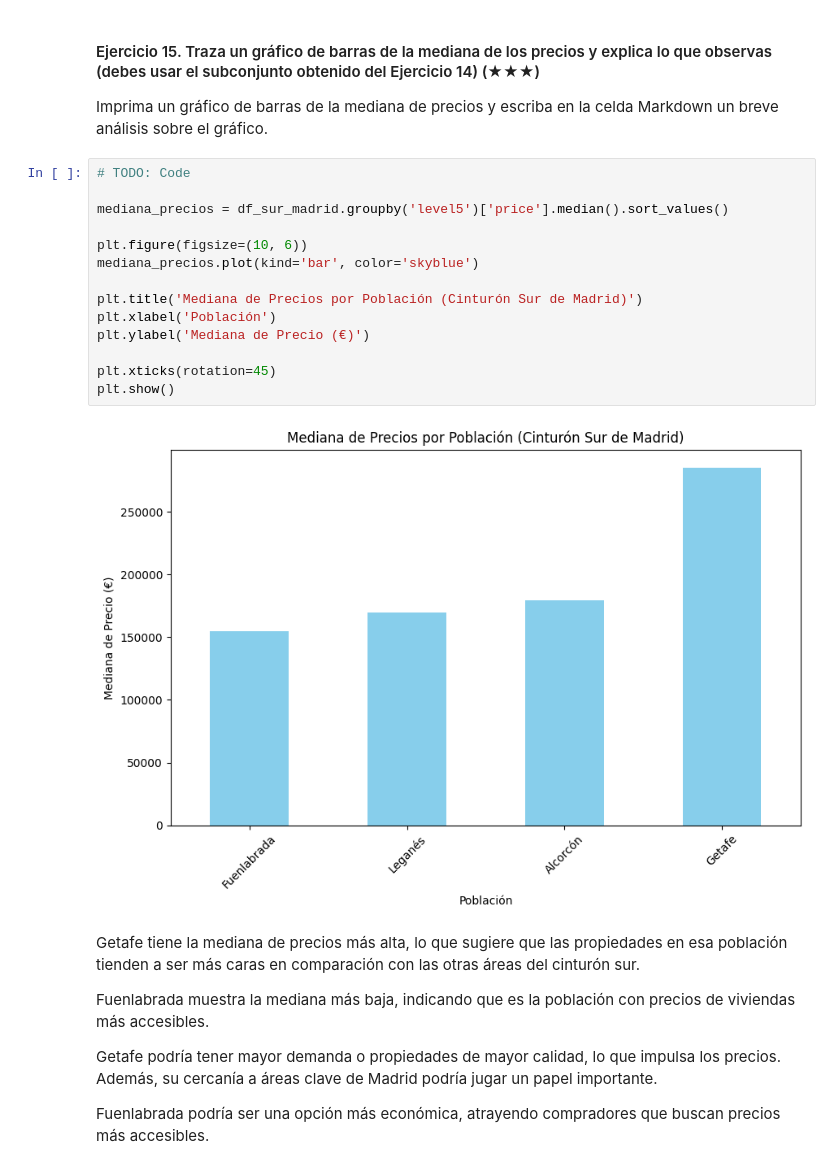
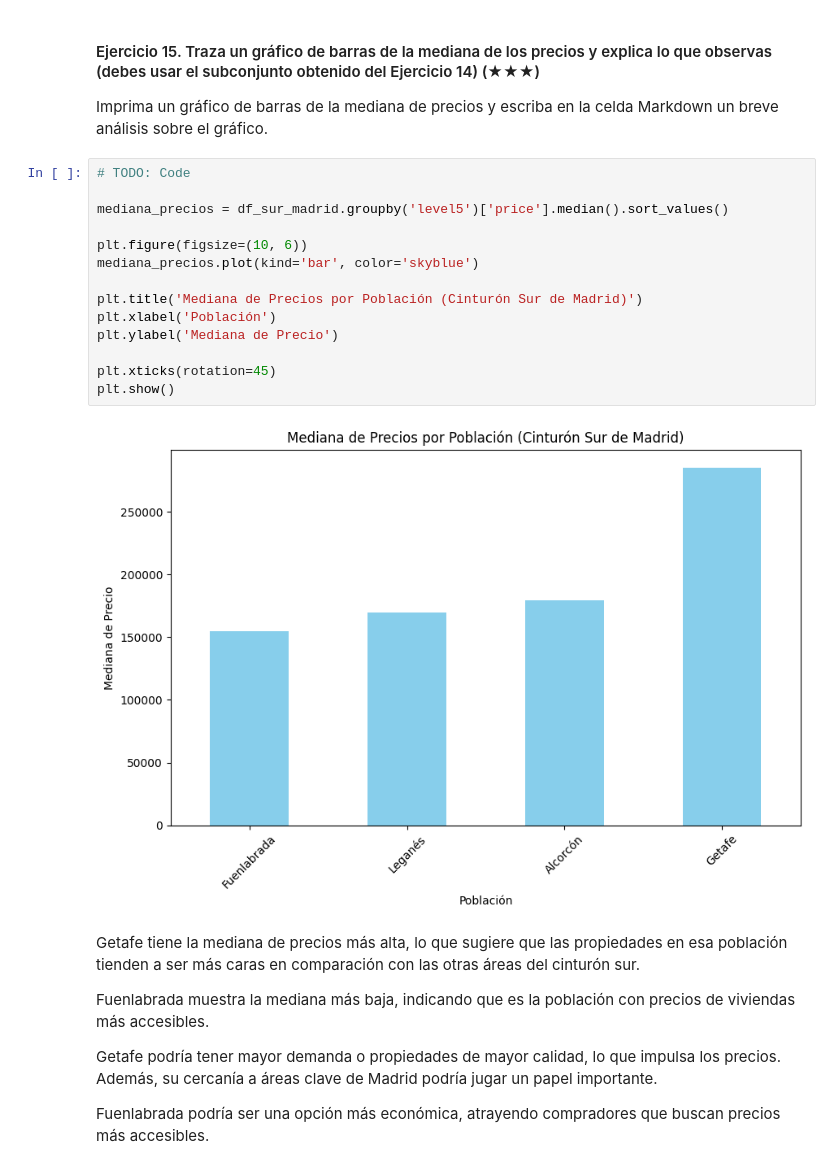
Before and after one commit to bartowen/realestate-datacleanup-exercise, a Jupyter notebook: project.es.ipynb, the cells around one changed output. Saved outputs shown, nothing was run; the diff lists cells and outputs as text.

```diff
--- a/project.es.ipynb
+++ b/project.es.ipynb
@@ -417,19 +417,19 @@ Imprima un gráfico de barras de la mediana de precios y escriba en la celda Mar
 # %%
 # TODO: Code
 
 mediana_precios = df_sur_madrid.groupby('level5')['price'].median().sort_values()
 
 plt.figure(figsize=(10, 6))
 mediana_precios.plot(kind='bar', color='skyblue')
 
 plt.title('Mediana de Precios por Población (Cinturón Sur de Madrid)')
 plt.xlabel('Población')
-plt.ylabel('Mediana de Precio (€)')
+plt.ylabel('Mediana de Precio')
 
 plt.xticks(rotation=45)
 plt.show()
 # %% [output]
-[figure, old version]
+[figure, new version]
 # %% [markdown]
 Getafe tiene la mediana de precios más alta, lo que sugiere que las propiedades en esa población tienden a ser más caras en comparación con las otras áreas del cinturón sur.
 
```
Also changed, not shown: parts of 1 cell of this notebook.
